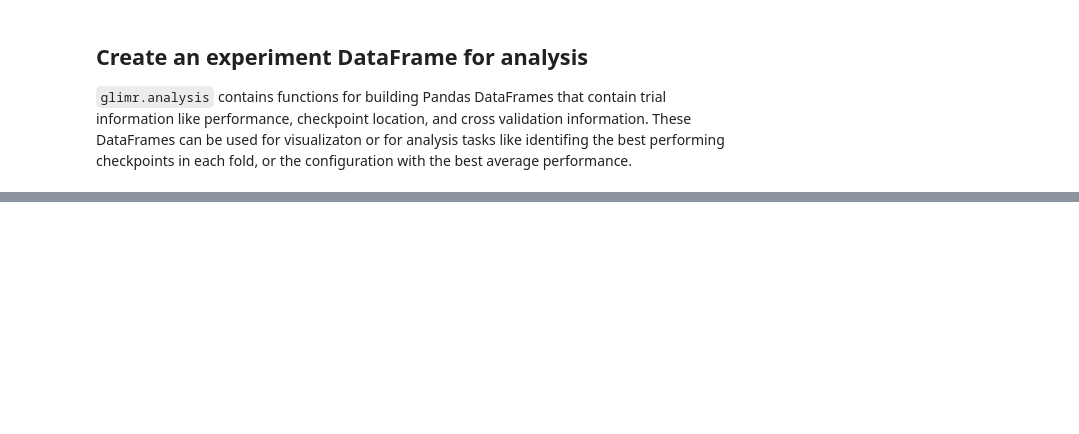
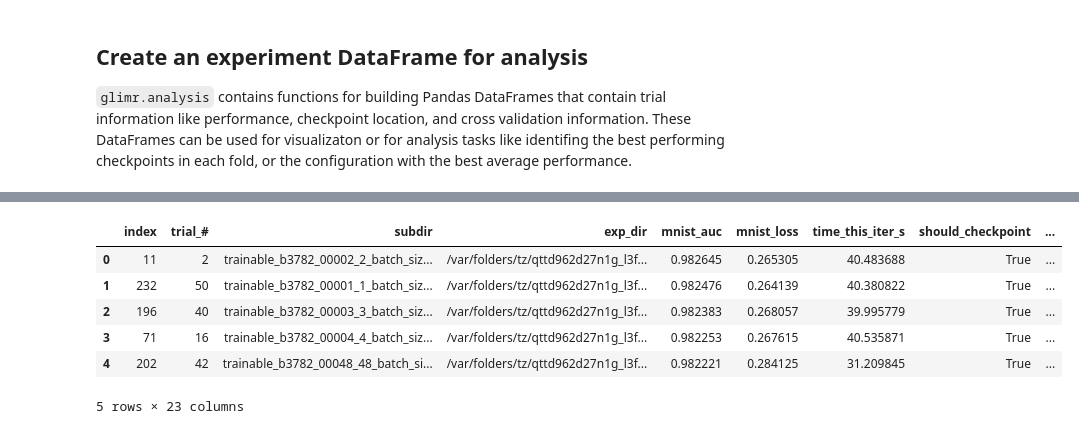
Before and after one commit to PathologyDataScience/glimr, a Jupyter notebook: examples/cross_validation.ipynb, the cells around one changed output, grey strips where cells are left out. Cells and saved outputs as stored; diff of their text form; code cells hidden in the pictures; blank space fills up the shorter version.

```diff
--- a/examples/cross_validation.ipynb
+++ b/examples/cross_validation.ipynb
@@ -290,0 +296,13 @@ Name: mnist_auc, dtype: float64
+# %%
+from glimr.analysis import top_k_configs, top_k_trials
+
+# the top 5 trials from all folds
+top_k_trials(df, "mnist_auc", k=5, fold=None)
+# %% [output]
+|  | index | trial_# | subdir | exp_dir | mnist_auc | mnist_loss | time_this_iter_s | should_checkpoint | ... |
+| 0 | 11 | 2 | trainable_b3782_00002_2_batch_siz... | /var/folders/tz/qttd962d27n1g_l3f... | 0.982645 | 0.265305 | 40.483688 | True | ... |
+| 1 | 232 | 50 | trainable_b3782_00001_1_batch_siz... | /var/folders/tz/qttd962d27n1g_l3f... | 0.982476 | 0.264139 | 40.380822 | True | ... |
+| 2 | 196 | 40 | trainable_b3782_00003_3_batch_siz... | /var/folders/tz/qttd962d27n1g_l3f... | 0.982383 | 0.268057 | 39.995779 | True | ... |
+| 3 | 71 | 16 | trainable_b3782_00004_4_batch_siz... | /var/folders/tz/qttd962d27n1g_l3f... | 0.982253 | 0.267615 | 40.535871 | True | ... |
+| 4 | 202 | 42 | trainable_b3782_00048_48_batch_si... | /var/folders/tz/qttd962d27n1g_l3f... | 0.982221 | 0.284125 | 31.209845 | True | ... |
+5 rows × 23 columns
```
Also changed, not shown: parts of 4 cells of this notebook, 2 other files.
